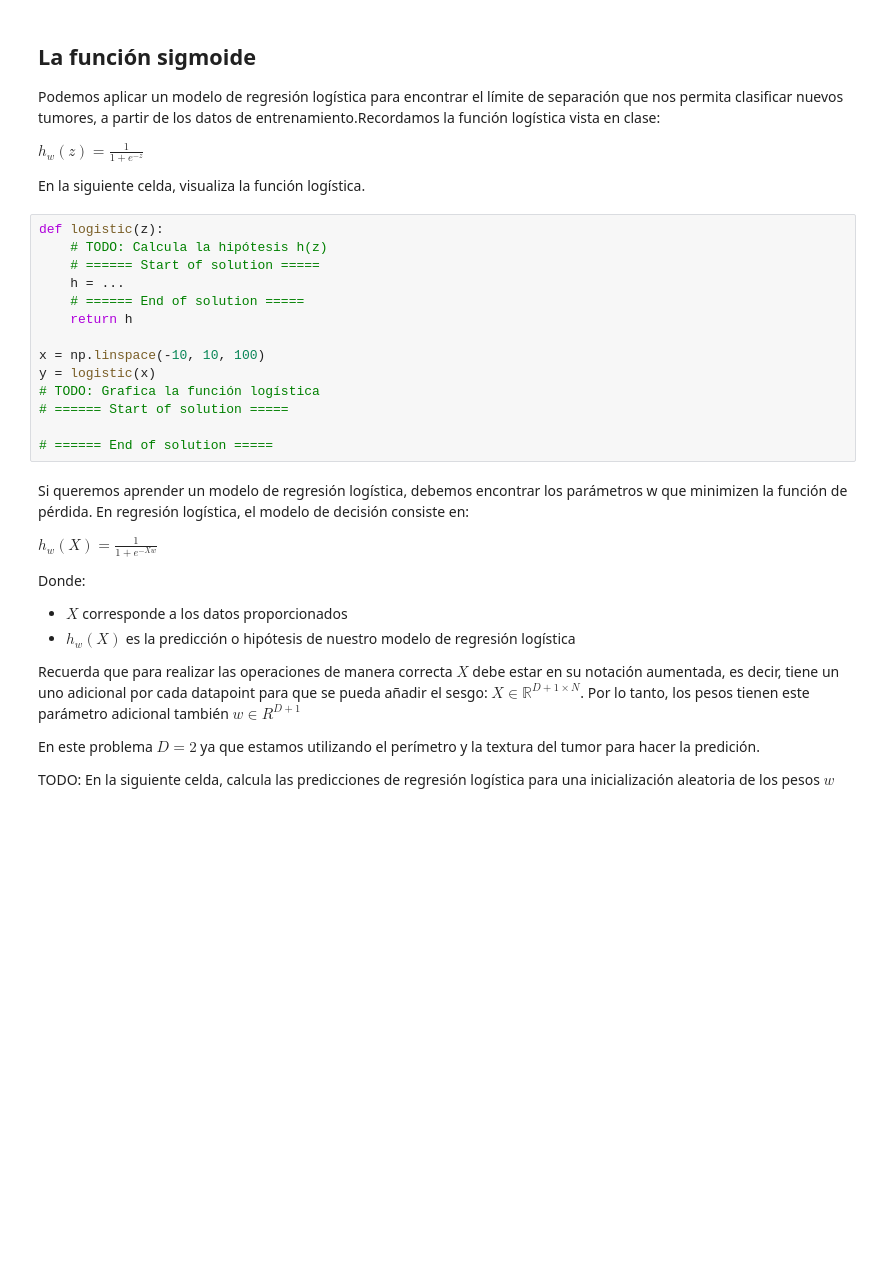
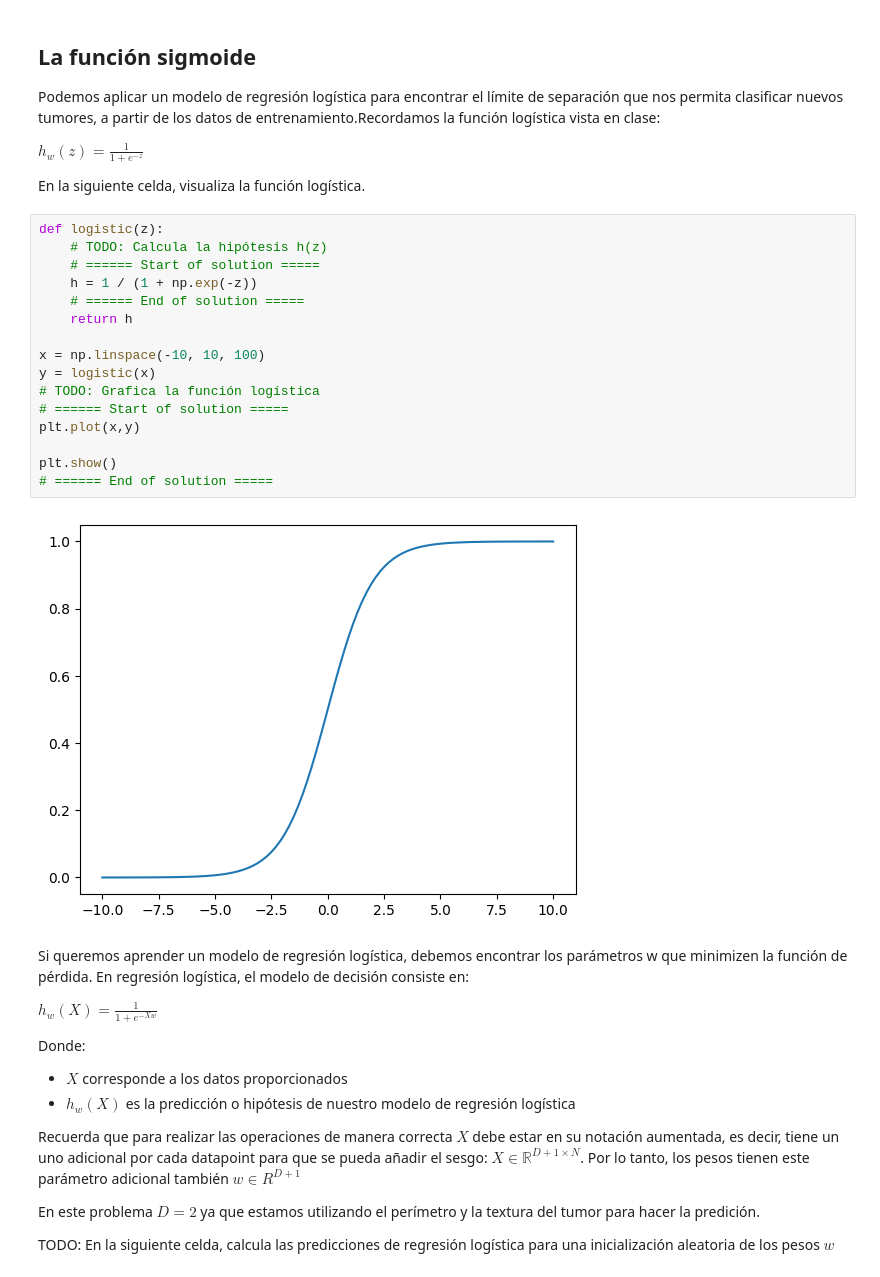
Before and after one commit to Teggun7565/SI23, a Jupyter notebook: ejercicio_2-LogisticReg/ejercicio_2.ipynb, the cells around one changed output. Saved outputs shown, nothing was run; the diff lists cells and outputs as text; blank space fills up the shorter version.

```diff
--- a/ejercicio_2-LogisticReg/ejercicio_2.ipynb
+++ b/ejercicio_2-LogisticReg/ejercicio_2.ipynb
@@ -355,17 +371,21 @@ En la siguiente celda, visualiza la función logística.
 # %%
 def logistic(z):
     # TODO: Calcula la hipótesis h(z)
     # ====== Start of solution =====
-    h = ...
+    h = 1 / (1 + np.exp(-z))
     # ====== End of solution =====
     return h
 
 x = np.linspace(-10, 10, 100)
 y = logistic(x)
 # TODO: Grafica la función logística
 # ====== Start of solution =====
+plt.plot(x,y)
 
+plt.show()
 # ====== End of solution =====
+# %% [output]
+[figure, added]
 # %% [markdown]
 Si queremos aprender un modelo de regresión logística, debemos encontrar los parámetros w que minimizen la función de pérdida. En regresión logística, el modelo de decisión consiste en:
 
```
Also changed, not shown: parts of 11 cells of this notebook.
